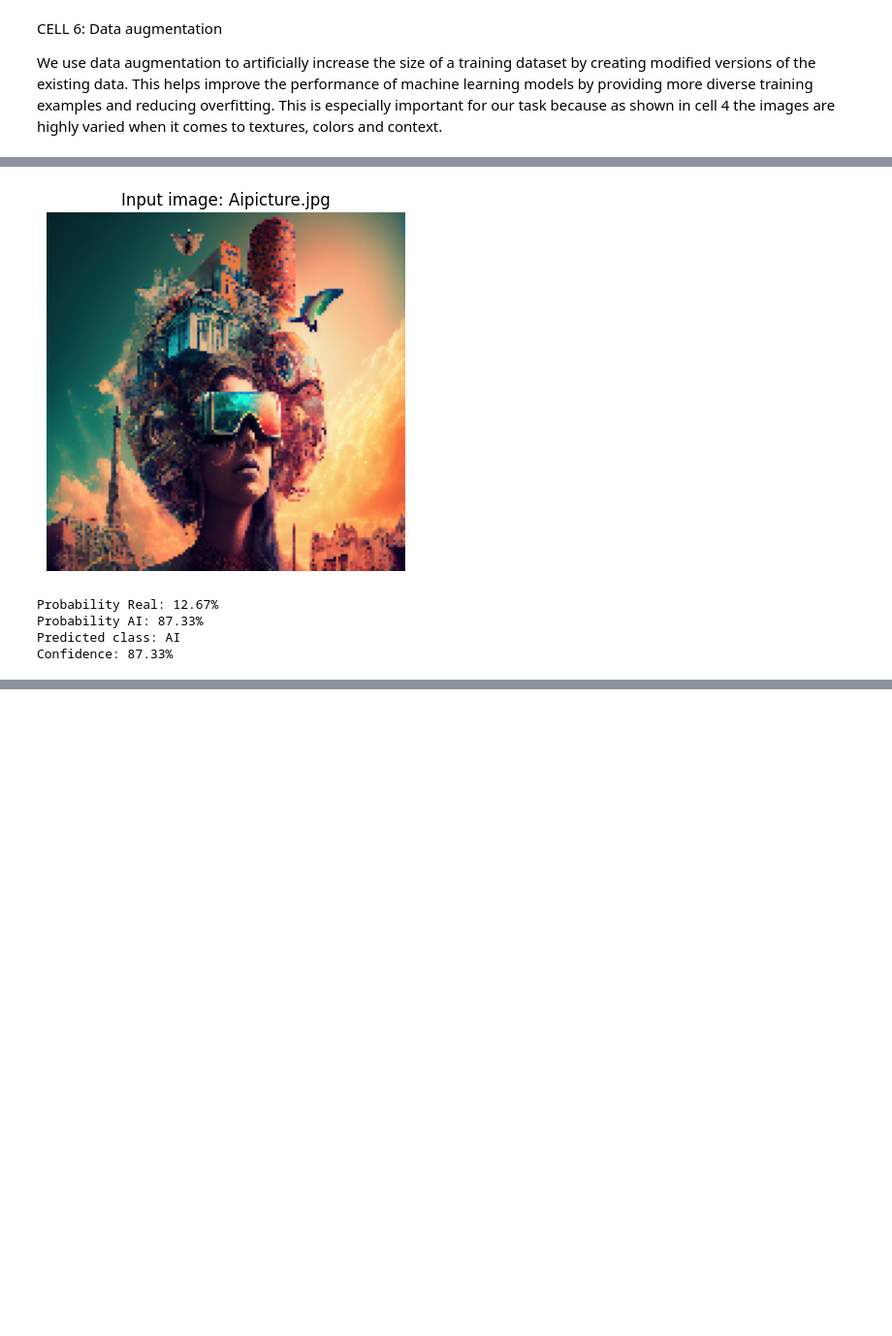
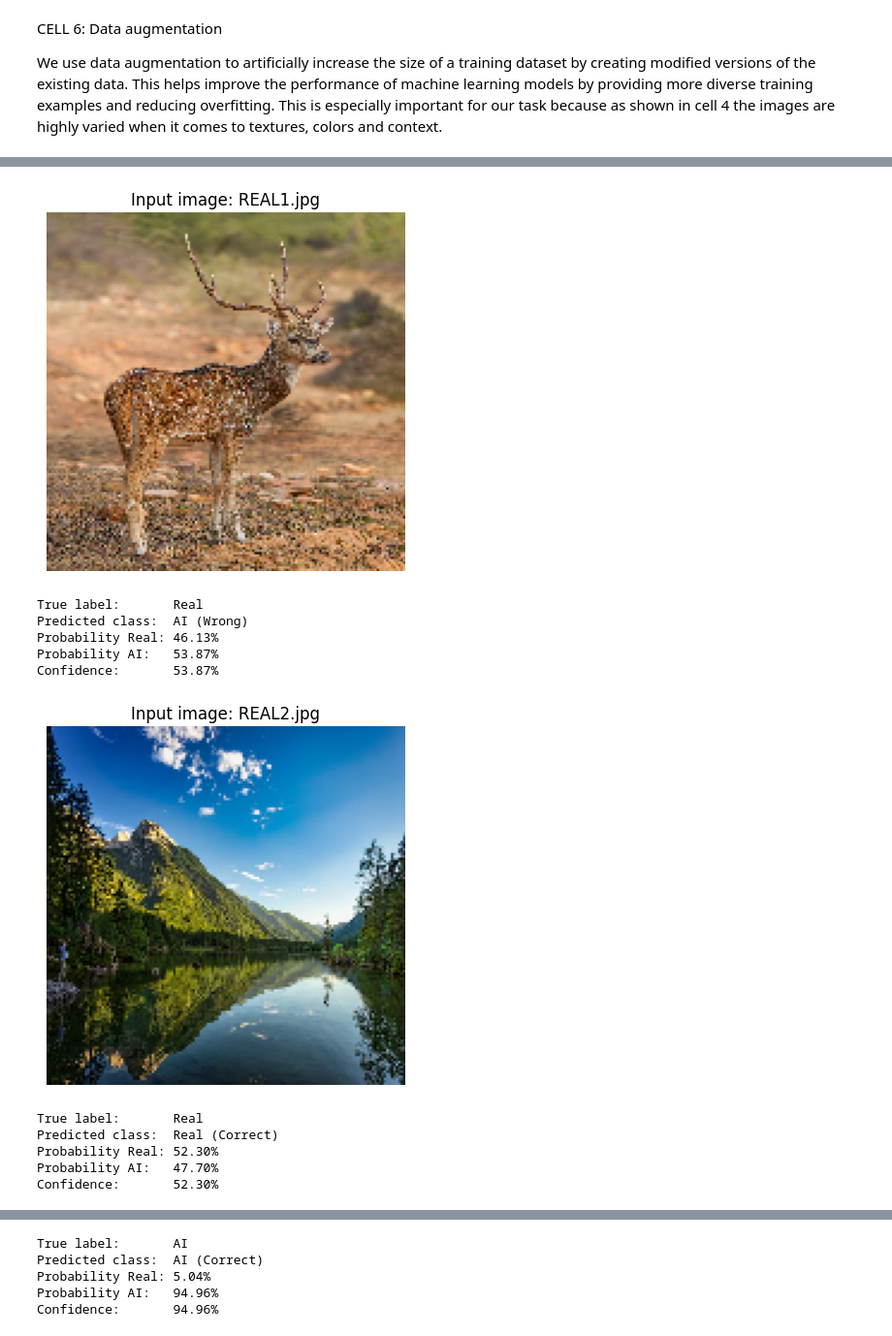
Before and after one commit to saksegutt/info284---semester-assignment, a Jupyter notebook: Main/mainMaster.ipynb, the cells around one changed output, grey strips where cells are left out. Shown at 97% size. Drawn from its saved outputs; the diff is of its cells as text; code cells hidden in the pictures; blank space fills up the shorter version.

```diff
--- a/Main/mainMaster.ipynb
+++ b/Main/mainMaster.ipynb
@@ -764,6 +777,6 @@ model.compile(
 history_phase1 = model.fit(
     train_dataset,
     validation_data=val_dataset,
-    epochs=5
+    epochs=EPOCHS
 )
 # %% [output]
@@ -797,6 +818,6 @@ model.compile(
 history_phase2 = model.fit(
     train_dataset,
     validation_data=val_dataset,
-    epochs=5
+    epochs=EPOCHS
 )
 # %% [output]
@@ -862,31 +902,55 @@ AI-generated images, to evaluate how well the model performs on unseen data in p
 # %%
-#CELL 12: Making predictions on new images
+#CELL 13: Making predictions on new images
 
-image_path = "Aipicture.jpg"
+images = [
+    ("REAL1.jpg", "Real"),
+    ("REAL2.jpg", "Real"),
+    ("AI1.jpg", "AI"),
+    ("AI2.jpg", "AI"),
+    ("AI3.jpg", "AI"),
+]
 
-img = tf.keras.utils.load_img(image_path, target_size=IMG_SIZE)
-img_array = tf.keras.utils.img_to_array(img)
-img_batch = tf.expand_dims(img_array, axis=0)
+correct = 0
 
-plt.imshow(img)
-plt.title(f"Input image: {image_path}")
-plt.axis("off")
-plt.show()
+for image_path, true_label in images:
+    img = tf.keras.utils.load_img(image_path, target_size=IMG_SIZE)
+    img_array = tf.keras.utils.img_to_array(img)
+    img_batch = tf.expand_dims(img_array, axis=0)
 
-prediction = model.predict(img_batch, verbose=0)[0][0]
+    plt.imshow(img)
+    plt.title(f"Input image: {image_path}")
+    plt.axis("off")
+    plt.show()
 
-real_probability = float(prediction)
-ai_probability = float(1 - prediction)
-predicted_label = "Real" if real_probability > 0.5 else "AI"
-confidence = max(real_probability, ai_probability)
+    prediction = model.predict(img_batch, verbose=0)[0][0]
 
-print(f"Probability Real: {real_probability:.2%}")
-print(f"Probability AI: {ai_probability:.2%}")
-print(f"Predicted class: {predicted_label}")
-print(f"Confidence: {confidence:.2%}")
+    real_probability = float(prediction)
+    ai_probability = float(1 - prediction)
+    predicted_label = "Real" if real_probability > 0.5 else "AI"
+    confidence = max(real_probability, ai_probability)
+
+    is_correct = predicted_label == true_label
+    if is_correct:
+        correct += 1
+
+    print(f"True label:       {true_label}")
+    print(f"Predicted class:  {predicted_label} ({'Correct' if is_correct else 'Wrong'})")
+    print(f"Probability Real: {real_probability:.2%}")
+    print(f"Probability AI:   {ai_probability:.2%}")
+    print(f"Confidence:       {confidence:.2%}")
+    print()
+
+print(f"Result: {correct}/5 correct")
 # %% [output]
-[figure, old version]
+[figure, new version]
-Probability Real: 12.67%
-Probability AI: 87.33%
-Predicted class: AI
-Confidence: 87.33%
+True label:       Real
+Predicted class:  AI (Wrong)
+Probability Real: 46.13%
+Probability AI:   53.87%
+Confidence:       53.87%
+[figure, added]
+True label:       Real
+Predicted class:  Real (Correct)
+Probability Real: 52.30%
+Probability AI:   47.70%
+Confidence:       52.30%
@@ -892,0 +958,5 @@ Confidence: 87.33%
+True label:       AI
+Predicted class:  AI (Correct)
+Probability Real: 5.04%
+Probability AI:   94.96%
+Confidence:       94.96%
```
Also changed, not shown: parts of 14 cells of this notebook, 6 other files.
